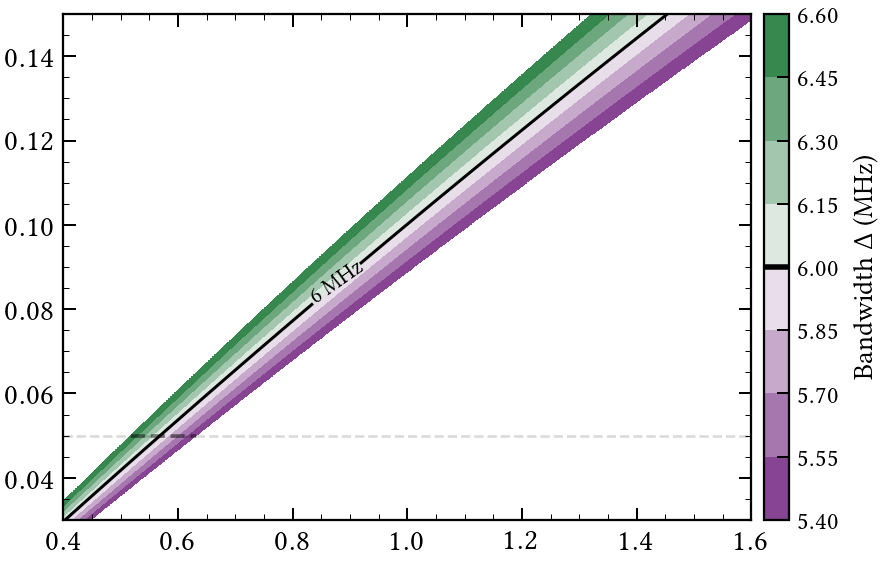
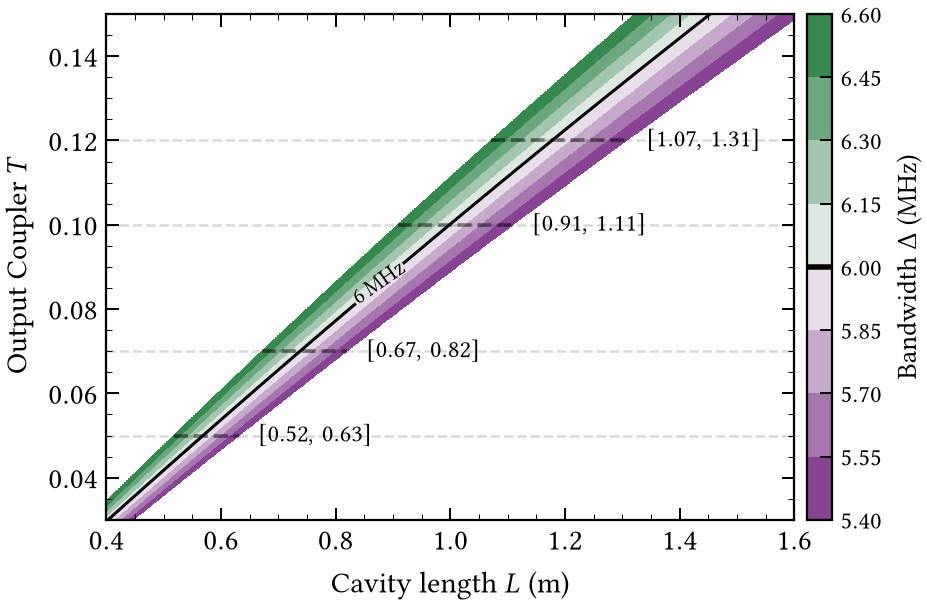
Code edit (unified diff) that turned the first committed figure into the second:
--- before
+++ after
@@ -22,17 +22,34 @@
 
 # Get the contour line vertices
-path = iso.collections[0].get_paths()[0]
-vertices = path.vertices
-mid_x = np.mean(vertices[:, 0])
-mid_y = np.mean(vertices[:, 1])
+# MATPLOTLIB VERSION >= 3.10 
+paths = iso.get_paths()
 
-# Optional inline label on the contour itself
-MH_label = ax.clabel(
-    iso,
-    fmt={target_bw: r"$6\,\mathrm{MHz}$"},
-    fontsize=9,
-    colors="black",
-    manual=[(0.95*mid_x, 0.95*mid_y)]
-)
+if len(paths) > 0:
+    vertices = paths[0].vertices
+    mid_x = np.mean(vertices[:, 0])
+    mid_y = np.mean(vertices[:, 1])
+
+    ax.clabel(
+        iso,
+        fmt={target_bw: r"$6\,\mathrm{MHz}$"},
+        fontsize=9,
+        colors="black",
+        manual=[(0.95 * mid_x, 0.95 * mid_y)],
+    )
+
+# MATPLOTLIB VERSION < 3.10
+# path = iso.collections[0].get_paths()[0]
+# vertices = path.vertices
+# mid_x = np.mean(vertices[:, 0])
+# mid_y = np.mean(vertices[:, 1])
+#
+# # Optional inline label on the contour itself
+# MH_label = ax.clabel(
+#     iso,
+#     fmt={target_bw: r"$6\,\mathrm{MHz}$"},
+#     fontsize=9,
+#     colors="black",
+#     manual=[(0.95*mid_x, 0.95*mid_y)]
+# )
 
 # Colorbar
@@ -72,21 +89,21 @@
     )
 
-    L_min, L_max = valid_length[0], valid_length[-1]
+    range_min, range_max = valid_length[0], valid_length[-1]
     # Threshold: if the valid range ends close to the right edge of the plot
     margin = 0.1 * (max_L - cavity_lengths[0])  # % of total range
 
-    if (L_plot_max - L_max) < margin:
+    if (max_L - range_max) < margin:
         # Too close to right edge → place label on the left
-        x_text = L_min
+        x_text = range_min
         ha = "right"
         x_offset = -8
     else:
         # Enough room → place label on the right
-        x_text = L_max
+        x_text = range_max
         ha = "left"
         x_offset = 8
 
     ax.annotate(
-        rf"$[{L_min:.2f},\, {L_max:.2f}]$",
+        rf"$[{range_min:.2f},\, {range_max:.2f}]$",
         xy=(x_text, T_value),
         xytext=(x_offset, 0),

Commit: Replace the deprecated `QuadContourSet.collections` access with the new contour path API to restore contour label placement compatibility with Matplotlib 3.10 and later.